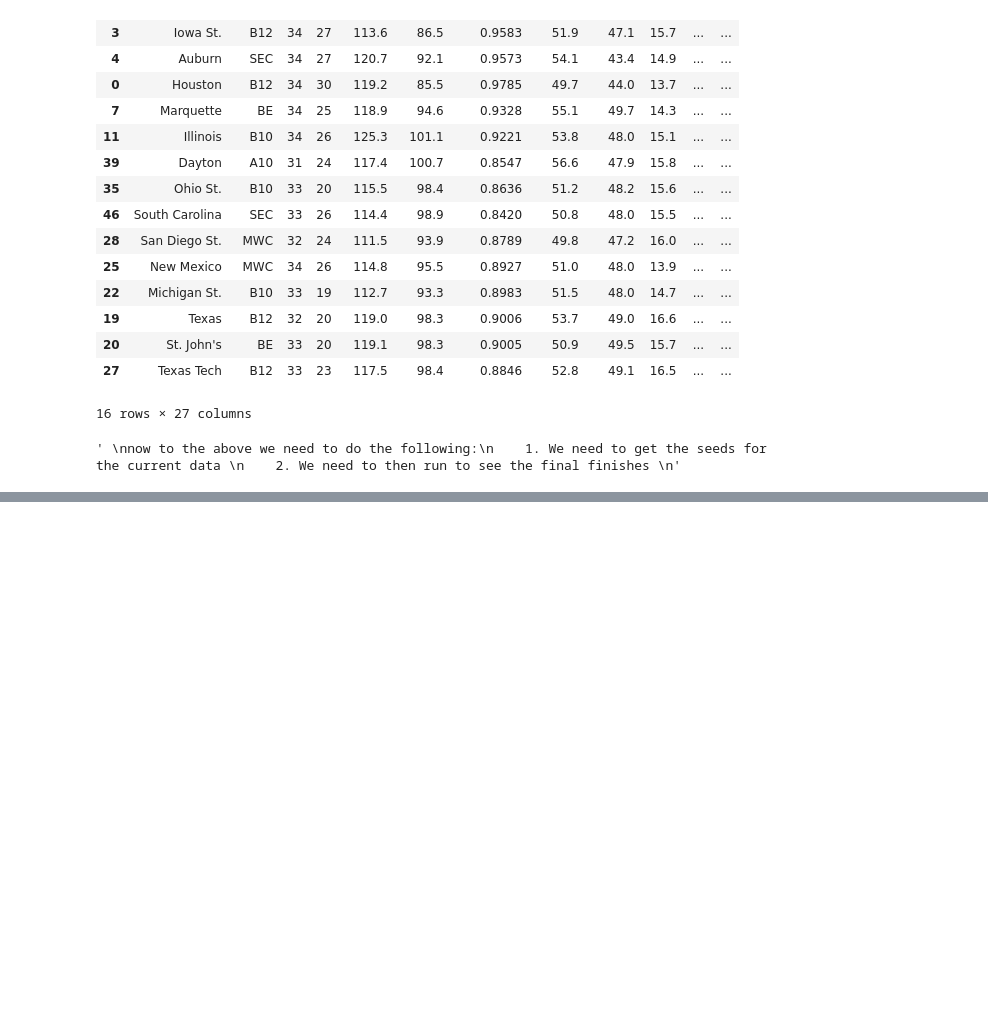
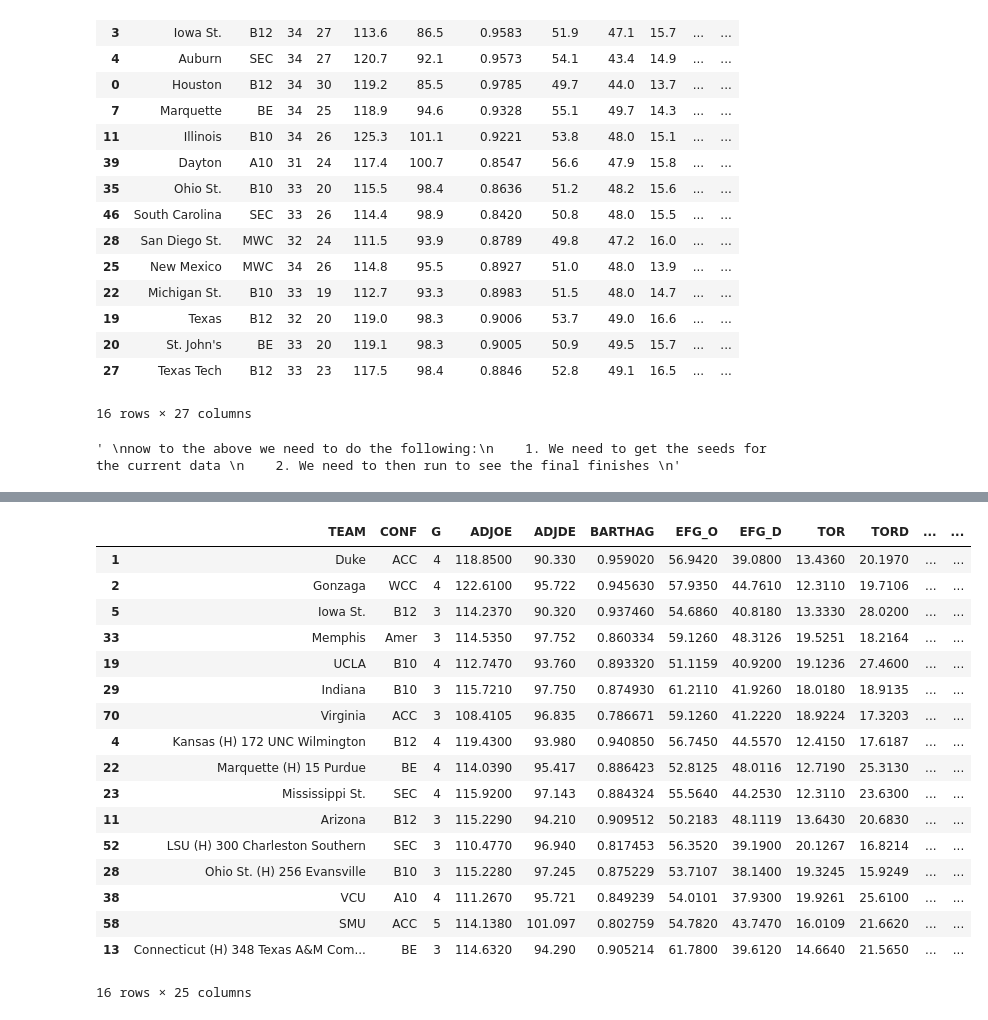
Before and after one commit to danishmaknojia/Final_Project_DE, a Jupyter notebook: data_clense.ipynb, the cells around one changed output, grey strips where cells are left out. Saved outputs shown, nothing was run; the diff lists cells and outputs as text; code cells hidden in the pictures; blank space fills up the shorter version.

```diff
--- a/data_clense.ipynb
+++ b/data_clense.ipynb
@@ -376,0 +516,13 @@ now to the above we need to do the following:
+# %%
+postseason_mapping = {
+    0: 'Winner',
+    1: 'Runner-Up',
+    2: 'Final Four',
+    3: 'Elite Eight',
+    4: 'Sweet Sixteen',
+    5: 'Round of 32',
+    6: 'Round of 64'
+}
+
+# Map the numerical labels to their descriptions
+cbb25_seeded['predicted_postseason_description'] = cbb25_seeded['predicted_postseason_label'].map(postseason_mapping)
@@ -376,0 +535,21 @@ now to the above we need to do the following:
+# %%
+cbb25_seeded.sort_values('predicted_postseason_label').head(16)
+# %% [output]
+|  | TEAM | CONF | G | ADJOE | ADJDE | BARTHAG | EFG_O | EFG_D | TOR | TORD | ... | ... |
+| 1 | Duke | ACC | 4 | 118.8500 | 90.330 | 0.959020 | 56.9420 | 39.0800 | 13.4360 | 20.1970 | ... | ... |
+| 2 | Gonzaga | WCC | 4 | 122.6100 | 95.722 | 0.945630 | 57.9350 | 44.7610 | 12.3110 | 19.7106 | ... | ... |
+| 5 | Iowa St. | B12 | 3 | 114.2370 | 90.320 | 0.937460 | 54.6860 | 40.8180 | 13.3330 | 28.0200 | ... | ... |
+| 33 | Memphis | Amer | 3 | 114.5350 | 97.752 | 0.860334 | 59.1260 | 48.3126 | 19.5251 | 18.2164 | ... | ... |
+| 19 | UCLA | B10 | 4 | 112.7470 | 93.760 | 0.893320 | 51.1159 | 40.9200 | 19.1236 | 27.4600 | ... | ... |
+| 29 | Indiana | B10 | 3 | 115.7210 | 97.750 | 0.874930 | 61.2110 | 41.9260 | 18.0180 | 18.9135 | ... | ... |
+| 70 | Virginia | ACC | 3 | 108.4105 | 96.835 | 0.786671 | 59.1260 | 41.2220 | 18.9224 | 17.3203 | ... | ... |
+| 4 | Kansas (H) 172 UNC Wilmington | B12 | 4 | 119.4300 | 93.980 | 0.940850 | 56.7450 | 44.5570 | 12.4150 | 17.6187 | ... | ... |
+| 22 | Marquette (H) 15 Purdue | BE | 4 | 114.0390 | 95.417 | 0.886423 | 52.8125 | 48.0116 | 12.7190 | 25.3130 | ... | ... |
+| 23 | Mississippi St. | SEC | 4 | 115.9200 | 97.143 | 0.884324 | 55.5640 | 44.2530 | 12.3110 | 23.6300 | ... | ... |
+| 11 | Arizona | B12 | 3 | 115.2290 | 94.210 | 0.909512 | 50.2183 | 48.1119 | 13.6430 | 20.6830 | ... | ... |
+| 52 | LSU (H) 300 Charleston Southern | SEC | 3 | 110.4770 | 96.940 | 0.817453 | 56.3520 | 39.1900 | 20.1267 | 16.8214 | ... | ... |
+| 28 | Ohio St. (H) 256 Evansville | B10 | 3 | 115.2280 | 97.245 | 0.875229 | 53.7107 | 38.1400 | 19.3245 | 15.9249 | ... | ... |
+| 38 | VCU | A10 | 4 | 111.2670 | 95.721 | 0.849239 | 54.0101 | 37.9300 | 19.9261 | 25.6100 | ... | ... |
+| 58 | SMU | ACC | 5 | 114.1380 | 101.097 | 0.802759 | 54.7820 | 43.7470 | 16.0109 | 21.6620 | ... | ... |
+| 13 | Connecticut (H) 348 Texas A&M Com... | BE | 3 | 114.6320 | 94.290 | 0.905214 | 61.7800 | 39.6120 | 14.6640 | 21.5650 | ... | ... |
+16 rows × 25 columns
```
Also changed, not shown: parts of 6 cells of this notebook, 3 other files.
